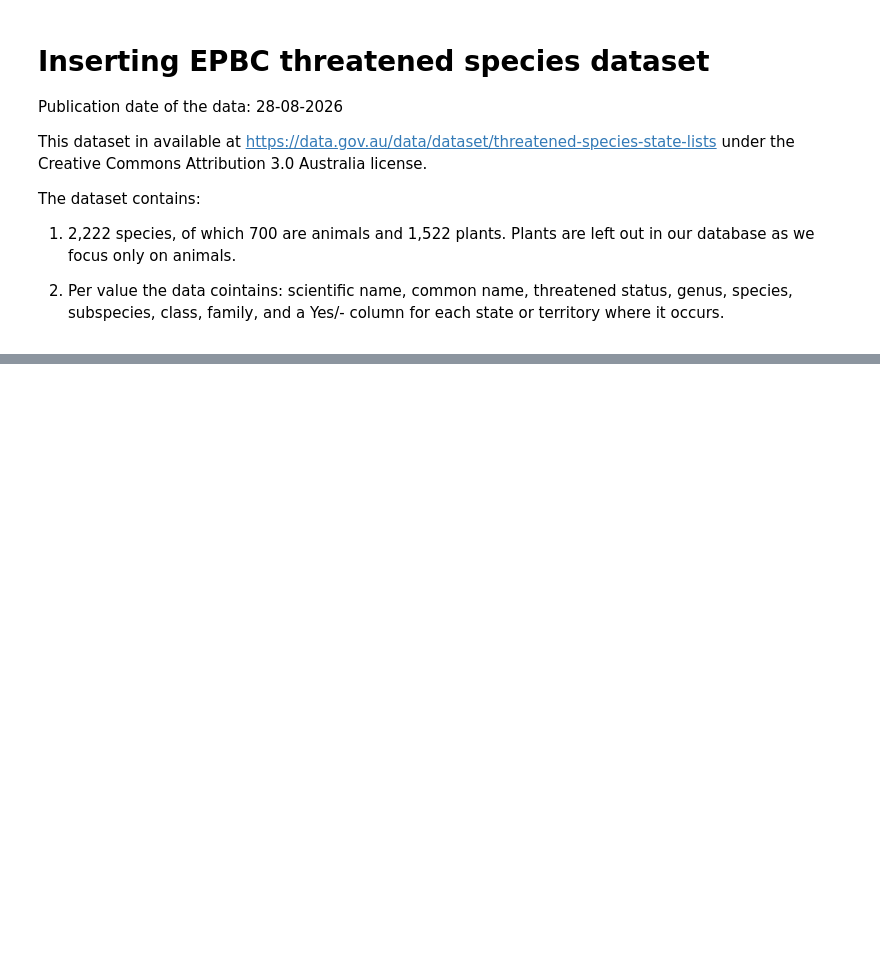
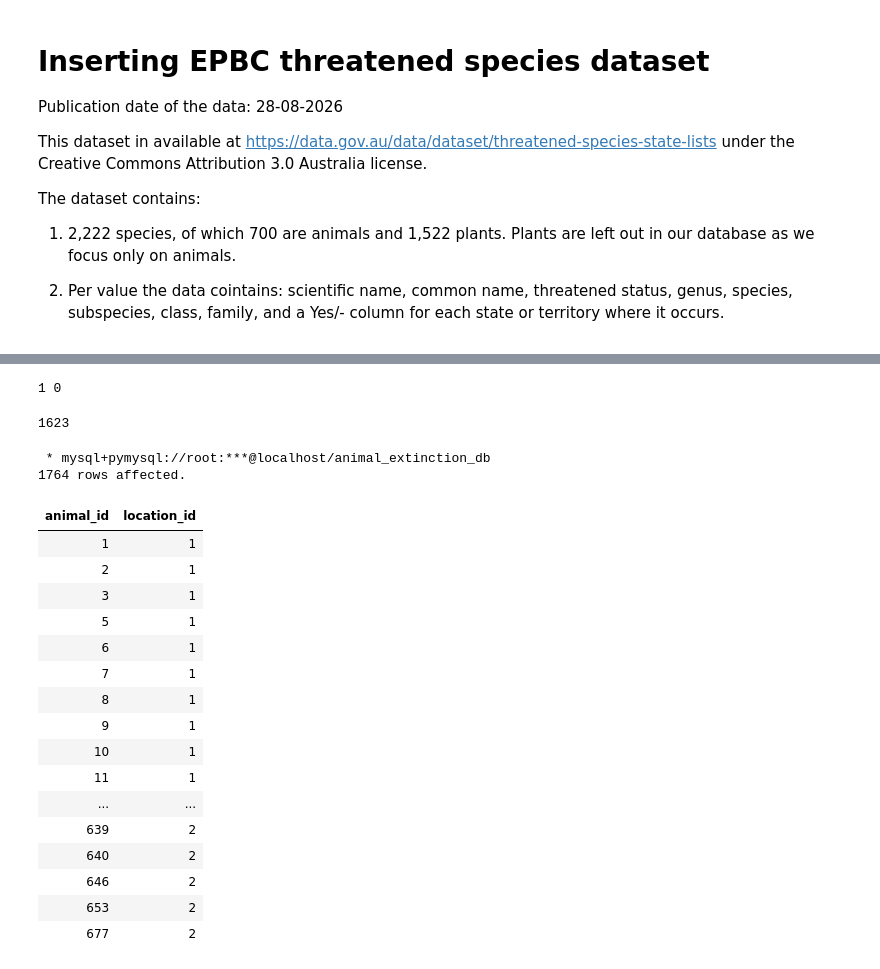
Before and after one commit to evaamuller/Animal_Extintiction_Database, a Jupyter notebook: SQL/Data_Insertion.ipynb, the cells around one changed output, grey strips where cells are left out. Saved outputs shown, nothing was run; the diff lists cells and outputs as text; code cells hidden in the pictures; blank space fills up the shorter version.

```diff
--- a/SQL/Data_Insertion.ipynb
+++ b/SQL/Data_Insertion.ipynb
@@ -413,0 +678,77 @@ The dataset contains:
+# %%
+# Populating Location_Of_Animal
+
+state_cols = list(state_names.keys())
+
+tss_links = tss.melt(
+    id_vars=["Scientific Name"],
+    value_vars=state_cols,
+    var_name="state_code",
+    value_name="present",
+)
+
+# Keeping only the states where the animal occurs ("Yes")
+tss_links = tss_links[tss_links["present"].astype(str).str.strip().str.lower() == "yes"].copy()
+tss_links["location_name"] = tss_links["state_code"].map(state_names)
+
+animal_ids = pd.read_sql(
+    "SELECT animal_id, scientific_name FROM animal_extinction_db.animal", engine)
+location_ids = pd.read_sql(
+    "SELECT location_id, location_name FROM animal_extinction_db.location", engine)
+
+tss_links = (
+    tss_links.merge(animal_ids, left_on="Scientific Name", right_on="scientific_name", how="left")
+             .merge(location_ids, on="location_name", how="left")
+)
+
+# Checking everything has been matched
+print(tss_links["animal_id"].isna().sum(), tss_links["location_id"].isna().sum())
+# %% [output]
+1 0
+# %%
+tss_links = (
+    tss_links.dropna(subset=["animal_id", "location_id"])
+             [["animal_id", "location_id"]]
+             .astype({"animal_id": int, "location_id": int})
+             .drop_duplicates()
+)
+
+
+existing = pd.read_sql(
+    "SELECT animal_id, location_id FROM animal_extinction_db.Location_Of_Animal", engine
+).astype(int)
+tss_links = (
+    tss_links.merge(existing, on=["animal_id", "location_id"], how="left", indicator=True)
+             .query("_merge == 'left_only'")
+             .drop(columns="_merge")
+)
+
+
+tss_links.to_sql("Location_Of_Animal", engine, schema="animal_extinction_db",
+                 if_exists="append", index=False)
+# %% [output]
+1623
+# %%
+%%sql
+SELECT *
+FROM Location_Of_Animal
+# %% [output]
+ * mysql+pymysql://root:***@localhost/animal_extinction_db
+1764 rows affected.
+| animal_id | location_id |
+| 1 | 1 |
+| 2 | 1 |
+| 3 | 1 |
+| 5 | 1 |
+| 6 | 1 |
+| 7 | 1 |
+| 8 | 1 |
+| 9 | 1 |
+| 10 | 1 |
+| 11 | 1 |
+| ... | ... |
+| 639 | 2 |
+| 640 | 2 |
+| 646 | 2 |
+| 653 | 2 |
+| 677 | 2 |
```
Also changed, not shown: parts of 23 cells of this notebook, 1 other file.
